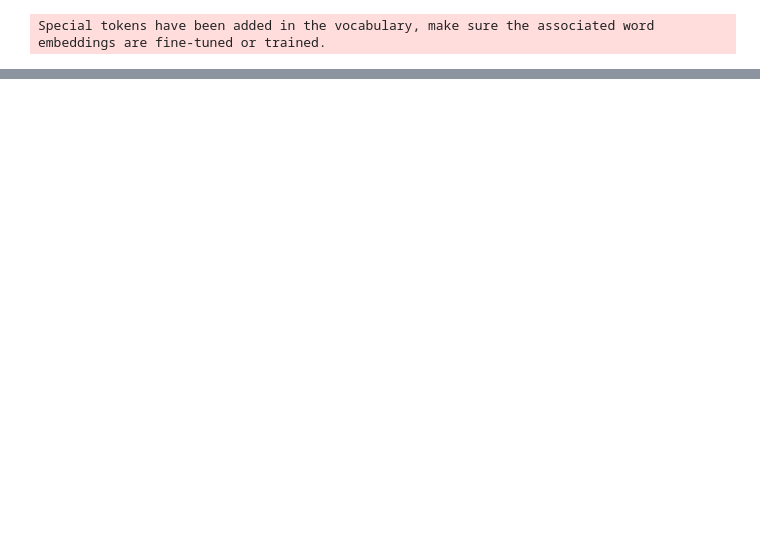
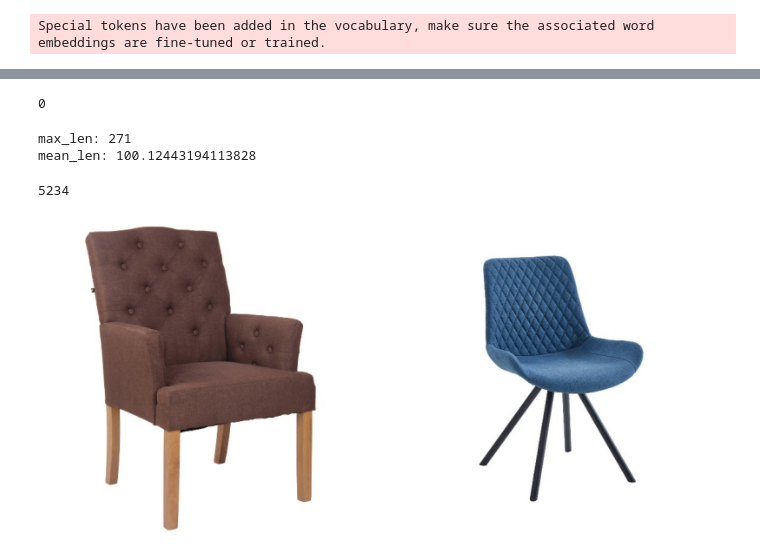
Before and after one commit to AmosDinh/StableDiffusion_Chairs, a Jupyter notebook: main.ipynb, the cells around one changed output, grey strips where cells are left out. Drawn from its saved outputs; the diff is of its cells as text; code cells hidden in the pictures; blank space fills up the shorter version.

```diff
--- a/main.ipynb
+++ b/main.ipynb
@@ -344,0 +341,4 @@ for image in images:
+# %%
+import pandas as pd
+tags = pd.read_csv('tags.csv')
+tags.iloc[0]
@@ -344,0 +459,45 @@ for image in images:
+# %%
+len(tags) - tags['uuid'].unique().shape[0]
+# %% [output]
+0
+# %%
+from tqdm.auto import tqdm
+import os
+max_len = 0
+tags_dict = {}
+mean_len = 0
+counter = 0
+for i, row in tags.iterrows():
+    if pd.isna(row['tags']):
+        continue
+    curr_len = len(' '.join(process_tags(row['tags'])).split(' '))
+    if curr_len > max_len:
+        max_len = curr_len
+    mean_len += curr_len
+    counter += 1
+    tags_dict[row['uuid']] = ', '.join(process_tags(row['tags']))
+
+print('max_len:', max_len)
+print('mean_len:', mean_len/counter)
+
+counter = 0
+for img in tqdm(os.listdir('images_filtered')):
+    uuid = img.split('_')[0]
+    if uuid in tags_dict:
+        counter+=1
+        with open(f'images_tags_final/{uuid}.txt', 'w') as file:
+            mytags = tags_dict[uuid]
+            price_string = img.split('_')[-2].replace('.‒','.00')
+            if price_string.count('.') > 1:
+                price_string = price_string.replace('.', '', 1)
+
+            price = str(int(round(float(price_string))))
+            mytags = f'Preis {price}, {mytags}'
+            file.write(mytags)
+        # copy image to new folder
+        os.system(f'cp images_filtered/{img} images_tags_final/{uuid}.jpg')
+counter
+# %% [output]
+max_len: 271
+mean_len: 100.12443194113828
+5234
@@ -344,0 +537,30 @@ for image in images:
+# %%
+# Sample prompts
+# 1 von fff852e4-140f-53d4-a9be-7f4c6558abf0.jpg
+# 2 von fa257c34-6d93-5f57-9b2c-579d8b59890f.jpg
+training_sample_prompts = """
+Preis 150, Allgemeine Angaben Breite: 66cm, Allgemeine Angaben Höhe: 98cm, Allgemeine Angaben Tiefe: 66cm, Allgemeine Angaben Gewicht 11kg, Allgemeine Angaben Farbe Dunkelgrau, Technische Details Max. Belastbarkeit 136kg, Produktmerkmale Rückenlehne Höhe 49cm, Armlehnen/Armteil Armlehnenhöhe 18cm, Bezug Material Textil, Material Textil, Material Oberfläche Textil Textilgeflecht, Kundenhinweise Pflegehinweise Keine scharfen Reinigungsmittel verwenden --w 512 --h 512 --d 1 --l 7.5 --s 28
+
+Preis 370, Allgemeine Angaben Breite: 56cm, Allgemeine Angaben Höhe: 86cm, Allgemeine Angaben Tiefe: 59cm, Allgemeine Angaben Gewicht 15kg, Allgemeine Angaben Farbe Braun, Artikel besteht aus Anzahl der Stühle 2, Technische Details Anzahl der Sitzplätze 1, Produktmerkmale Bezug Stoffzusammensetzung 100% Polyester, Material Holzwerkstoff --w 512 --h 512 --d 1 --l 7.5 --s 28
+"""
+# d is random seed, l classifier free guidance, s number of steps
+
+# display images
+from PIL import Image
+import matplotlib.pyplot as plt
+
+image_paths = [
+    'images_tags_final/fff852e4-140f-53d4-a9be-7f4c6558abf0.jpg',
+    'images_tags_final/fa257c34-6d93-5f57-9b2c-579d8b59890f.jpg'
+]
+
+fig, axs = plt.subplots(1, len(image_paths), figsize=(10, 5))
+
+for i, path in enumerate(image_paths):
+    img = Image.open(path)
+    axs[i].imshow(img)
+    axs[i].axis('off')
+
+plt.show()
+# %% [output]
+[figure, added]
```
Also changed, not shown: parts of 20 cells of this notebook, 2 other files.
